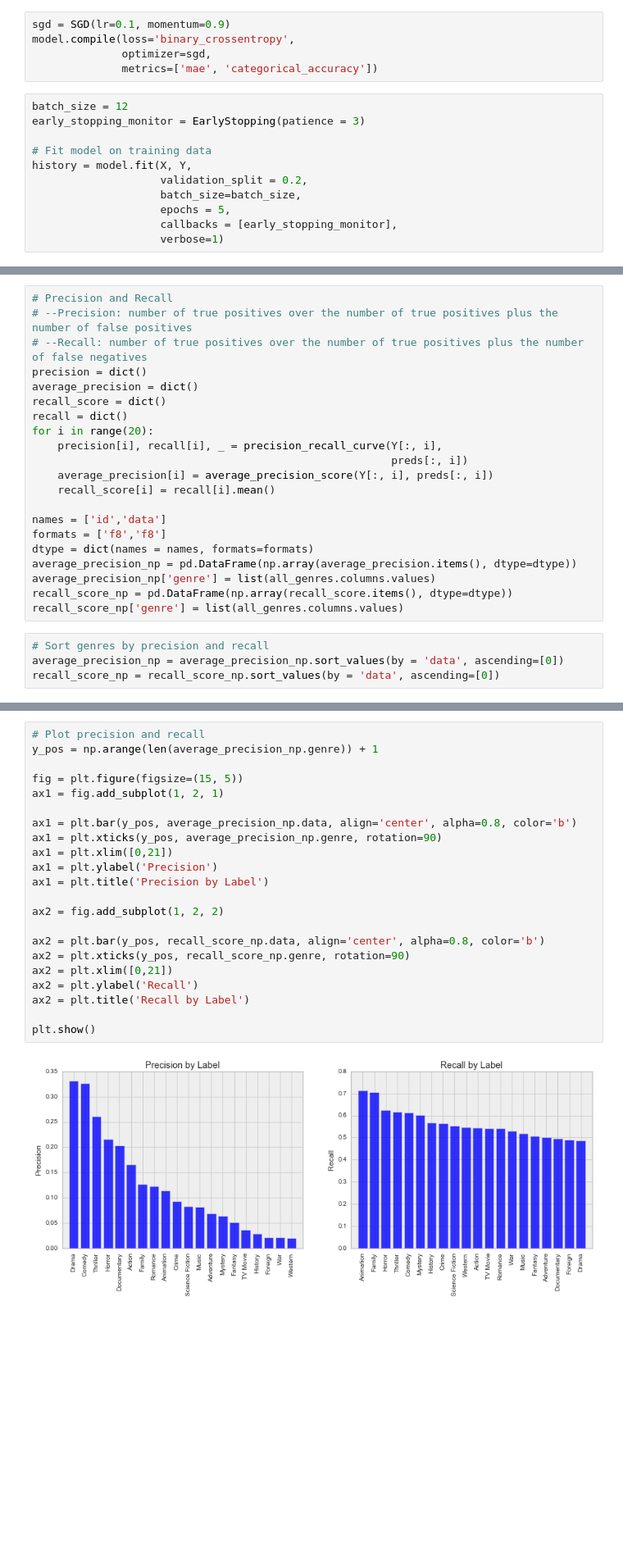
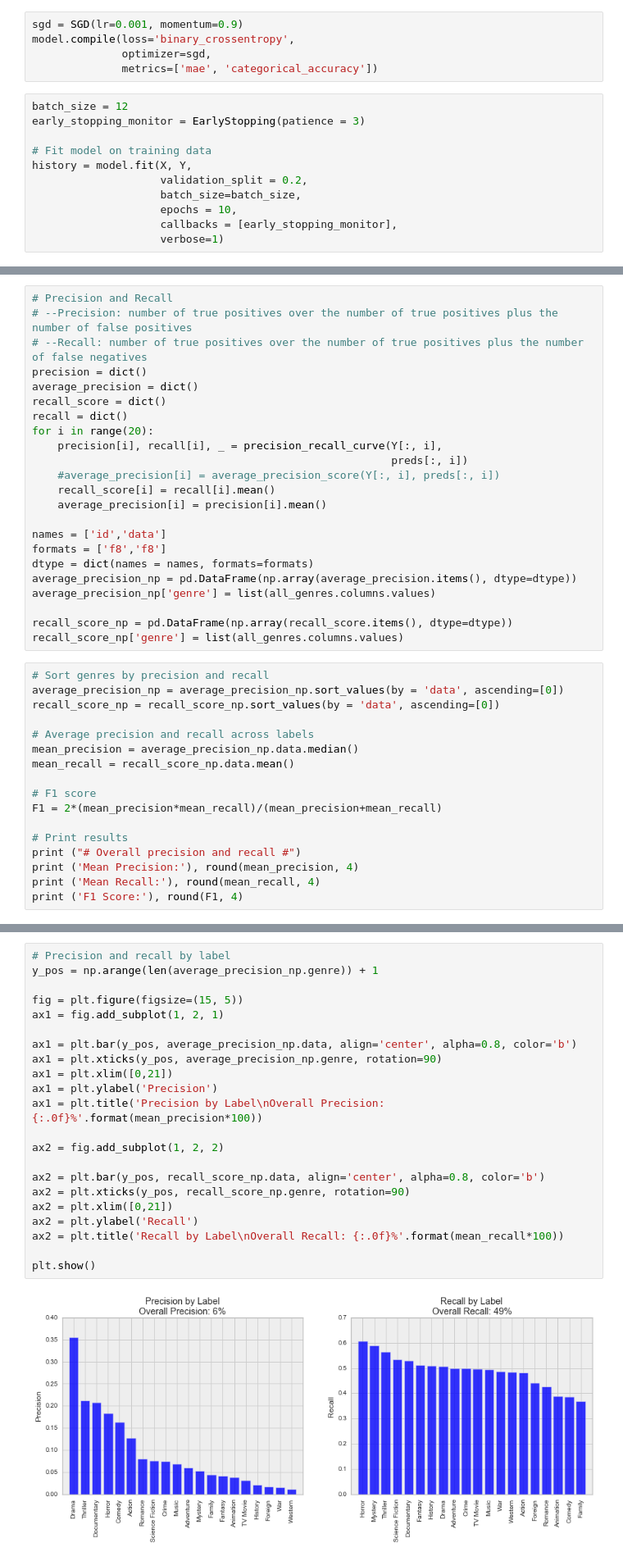
Before and after one commit to QuinnLee/cs109-project, a Jupyter notebook: notebooks/milestone_4/jr_ML4_CNN.ipynb, the cells around one changed output, grey strips where cells are left out. Shown at 82% size. Drawn from its saved outputs; the diff is of its cells as text; blank space fills up the shorter version.

```diff
--- a/notebooks/milestone_4/jr_ML4_CNN.ipynb
+++ b/notebooks/milestone_4/jr_ML4_CNN.ipynb
@@ -186,7 +192,7 @@ Trainable params: 369,904
 Non-trainable params: 0
 _________________________________________________________________
 # %%
-sgd = SGD(lr=0.1, momentum=0.9)
+sgd = SGD(lr=0.001, momentum=0.9)
 model.compile(loss='binary_crossentropy',
               optimizer=sgd,
               metrics=['mae', 'categorical_accuracy'])
@@ -198,7 +204,7 @@ early_stopping_monitor = EarlyStopping(patience = 3)
 history = model.fit(X, Y,
                     validation_split = 0.2,
                     batch_size=batch_size,
-                    epochs = 5,
+                    epochs = 10,
                     callbacks = [early_stopping_monitor],
                     verbose=1)
 # %% [output]
@@ -244,17 +258,32 @@ recall = dict()
 for i in range(20):
     precision[i], recall[i], _ = precision_recall_curve(Y[:, i],
                                                         preds[:, i])
-    average_precision[i] = average_precision_score(Y[:, i], preds[:, i])
+    #average_precision[i] = average_precision_score(Y[:, i], preds[:, i])
     recall_score[i] = recall[i].mean()
+    average_precision[i] = precision[i].mean()
 
 names = ['id','data']
 formats = ['f8','f8']
 dtype = dict(names = names, formats=formats)
 average_precision_np = pd.DataFrame(np.array(average_precision.items(), dtype=dtype))
 average_precision_np['genre'] = list(all_genres.columns.values)
+
 recall_score_np = pd.DataFrame(np.array(recall_score.items(), dtype=dtype))
 recall_score_np['genre'] = list(all_genres.columns.values)
 # %%
 # Sort genres by precision and recall
 average_precision_np = average_precision_np.sort_values(by = 'data', ascending=[0])
 recall_score_np = recall_score_np.sort_values(by = 'data', ascending=[0])
+
+# Average precision and recall across labels
+mean_precision = average_precision_np.data.median()
+mean_recall = recall_score_np.data.mean()
+
+# F1 score
+F1 = 2*(mean_precision*mean_recall)/(mean_precision+mean_recall)
+
+# Print results
+print ("# Overall precision and recall #")
+print ('Mean Precision:'), round(mean_precision, 4)
+print ('Mean Recall:'), round(mean_recall, 4)
+print ('F1 Score:'), round(F1, 4)
@@ -261,24 +295,24 @@ recall_score_np = recall_score_np.sort_values(by = 'data', ascending=[0])
 # %%
-# Plot precision and recall
+# Precision and recall by label
 y_pos = np.arange(len(average_precision_np.genre)) + 1
 
 fig = plt.figure(figsize=(15, 5))
 ax1 = fig.add_subplot(1, 2, 1)
 
 ax1 = plt.bar(y_pos, average_precision_np.data, align='center', alpha=0.8, color='b')
 ax1 = plt.xticks(y_pos, average_precision_np.genre, rotation=90)
 ax1 = plt.xlim([0,21])
 ax1 = plt.ylabel('Precision')
-ax1 = plt.title('Precision by Label')
+ax1 = plt.title('Precision by Label\nOverall Precision: {:.0f}%'.format(mean_precision*100))
 
 ax2 = fig.add_subplot(1, 2, 2)
 
 ax2 = plt.bar(y_pos, recall_score_np.data, align='center', alpha=0.8, color='b')
 ax2 = plt.xticks(y_pos, recall_score_np.genre, rotation=90)
 ax2 = plt.xlim([0,21])
 ax2 = plt.ylabel('Recall')
-ax2 = plt.title('Recall by Label')
+ax2 = plt.title('Recall by Label\nOverall Recall: {:.0f}%'.format(mean_recall*100))
 
 plt.show()
 # %% [output]
-[figure, old version]
+[figure, new version]
```
Also changed, not shown: parts of 27 cells of this notebook.
